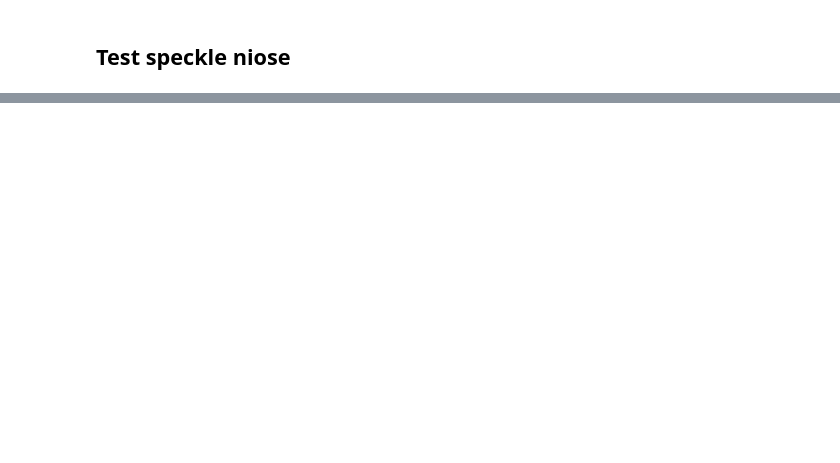
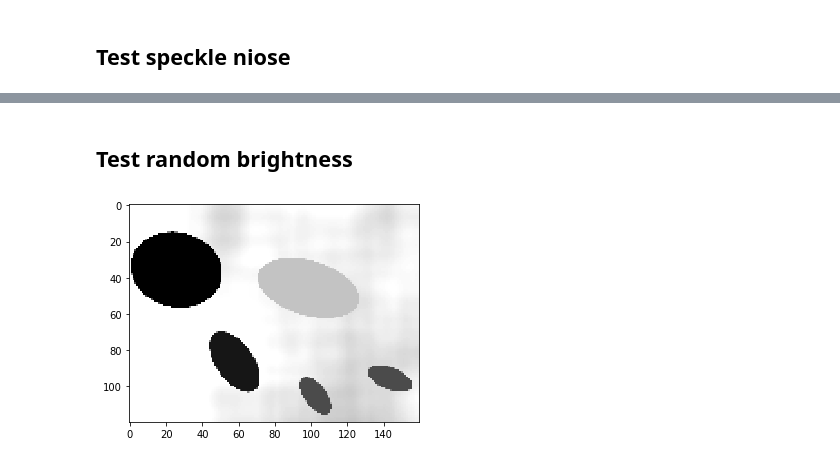
Before and after one commit to alextanch/spoint, a Jupyter notebook: notebooks/test_augmentation.ipynb, the cells around one changed output, grey strips where cells are left out. Cells and saved outputs as stored; diff of their text form; code cells hidden in the pictures; blank space fills up the shorter version.

Commit message:
add random brightness aug

```diff
--- a/notebooks/test_augmentation.ipynb
+++ b/notebooks/test_augmentation.ipynb
@@ -49,0 +53,12 @@ draw_image(aug_image)
+# %% [markdown]
+## Test random brightness
+# %%
+config = Config({
+    'size': (120, 160),
+    'random_brightness': {'prob': 1, 'max_change': 50}
+})
+
+aug_image = Augmentation(config, size=config.size)(image)
+draw_image(aug_image)
+# %% [output]
+[figure, added]
```
Also changed, not shown: parts of 4 cells of this notebook, 2 other files.
